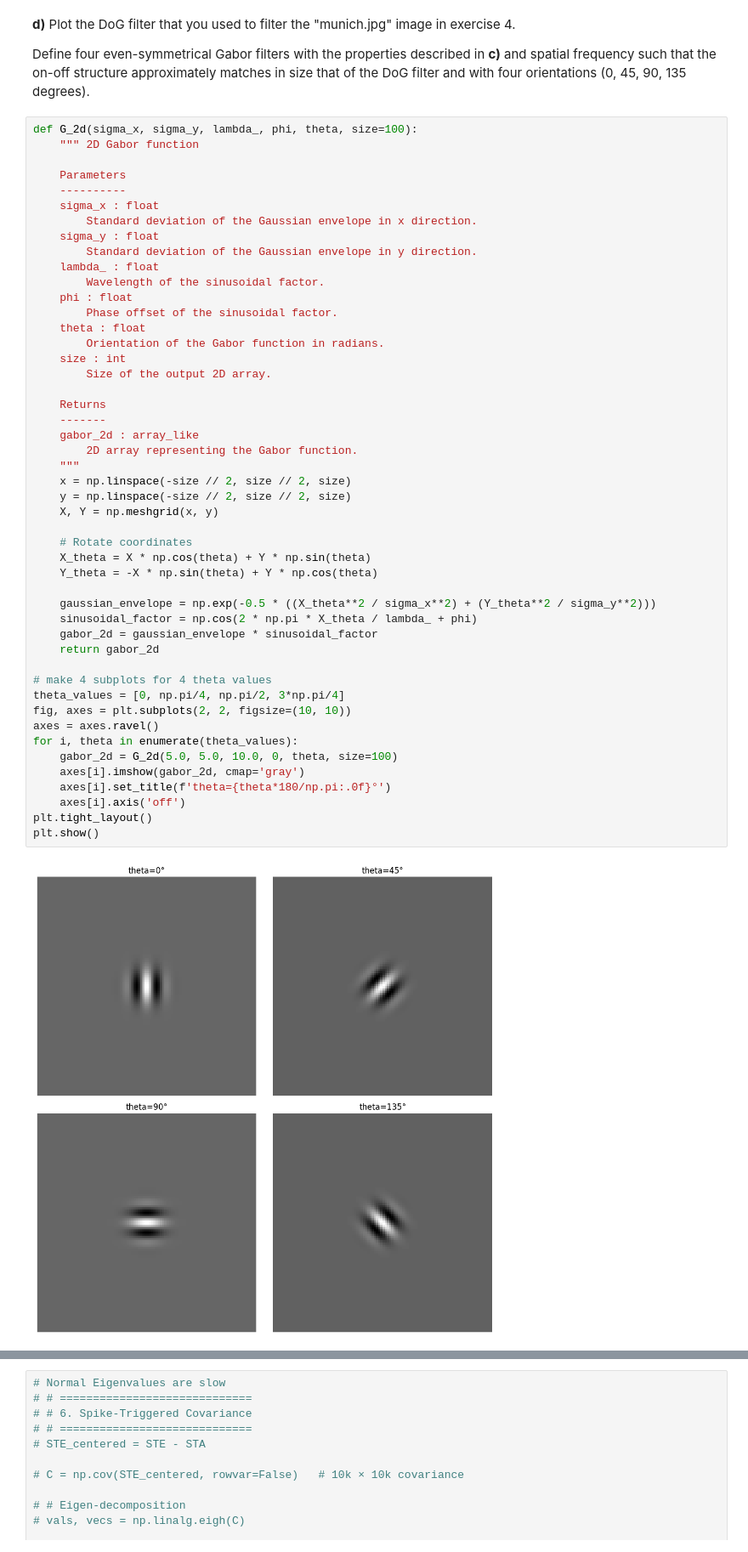
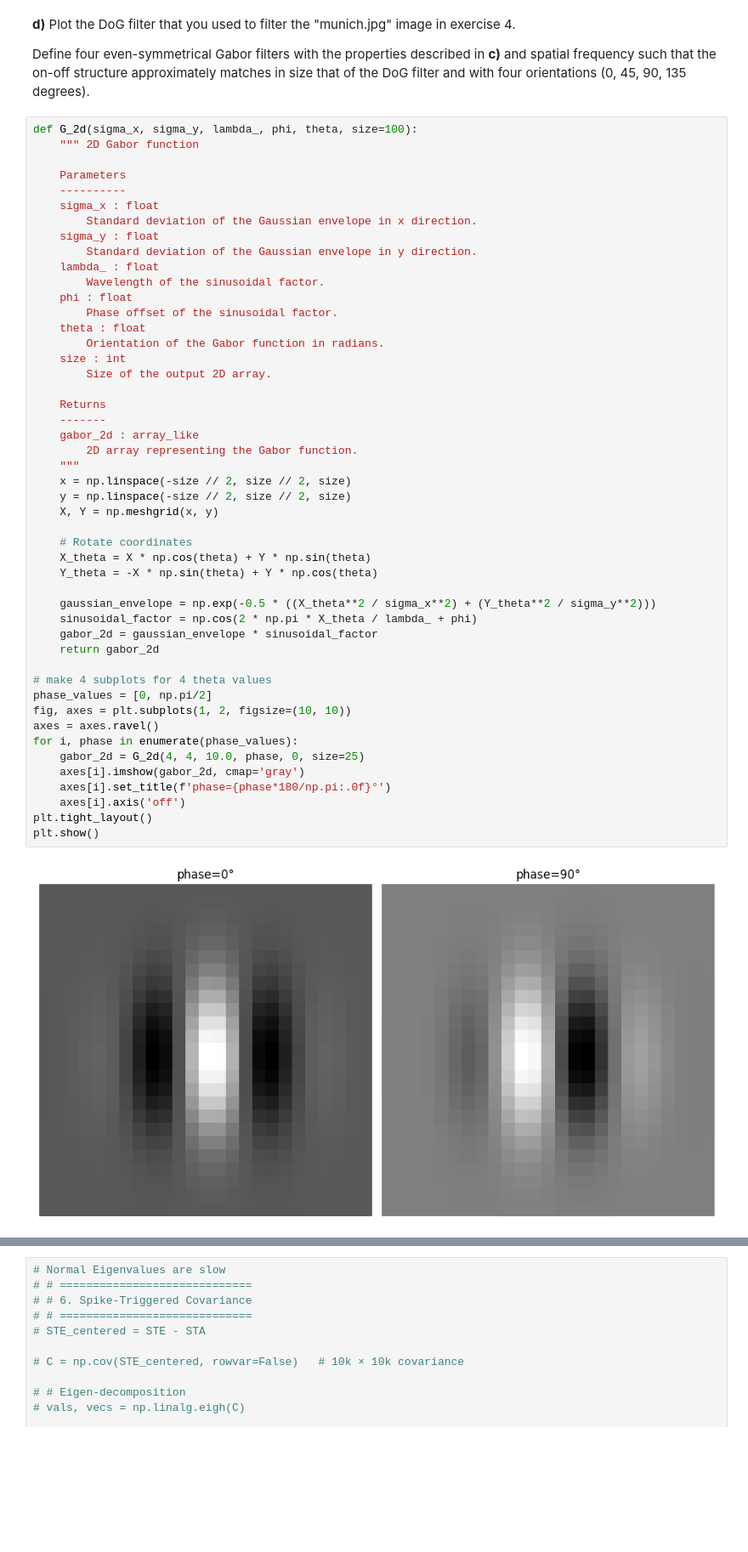
Before and after one commit to AtharvSuryawanshi/WP-5-Neural-Code, a Jupyter notebook: Exercises/Exercise_04.5.ipynb, the cells around one changed output, grey strips where cells are left out. Shown at 85% size. Drawn from its saved outputs; the diff is of its cells as text; blank space fills up the shorter version.

```diff
--- a/Exercises/Exercise_04.5.ipynb
+++ b/Exercises/Exercise_04.5.ipynb
@@ -71,39 +71,39 @@ def G_2d(sigma_x, sigma_y, lambda_, phi, theta, size=100):
     theta : float
         Orientation of the Gabor function in radians.
     size : int
         Size of the output 2D array.
 
     Returns
     -------
     gabor_2d : array_like
         2D array representing the Gabor function.
     """
     x = np.linspace(-size // 2, size // 2, size)
     y = np.linspace(-size // 2, size // 2, size)
     X, Y = np.meshgrid(x, y)
 
     # Rotate coordinates
     X_theta = X * np.cos(theta) + Y * np.sin(theta)
     Y_theta = -X * np.sin(theta) + Y * np.cos(theta)
 
     gaussian_envelope = np.exp(-0.5 * ((X_theta**2 / sigma_x**2) + (Y_theta**2 / sigma_y**2)))
     sinusoidal_factor = np.cos(2 * np.pi * X_theta / lambda_ + phi)
     gabor_2d = gaussian_envelope * sinusoidal_factor
     return gabor_2d
 
 # make 4 subplots for 4 theta values
-theta_values = [0, np.pi/4, np.pi/2, 3*np.pi/4]
-fig, axes = plt.subplots(2, 2, figsize=(10, 10))
+phase_values = [0, np.pi/2]
+fig, axes = plt.subplots(1, 2, figsize=(10, 10))
 axes = axes.ravel()
-for i, theta in enumerate(theta_values):
-    gabor_2d = G_2d(5.0, 5.0, 10.0, 0, theta, size=100)
+for i, phase in enumerate(phase_values):
+    gabor_2d = G_2d(4, 4, 10.0, phase, 0, size=25)
     axes[i].imshow(gabor_2d, cmap='gray')
-    axes[i].set_title(f'theta={theta*180/np.pi:.0f}°')
+    axes[i].set_title(f'phase={phase*180/np.pi:.0f}°')
     axes[i].axis('off')
 plt.tight_layout()
 plt.show()
 # %% [output]
-[figure, old version]
+[figure, new version]
 # %%
 # =============================
 # 1. GABOR FILTERS
```
Also changed, not shown: parts of 4 cells of this notebook, 1 other file.
